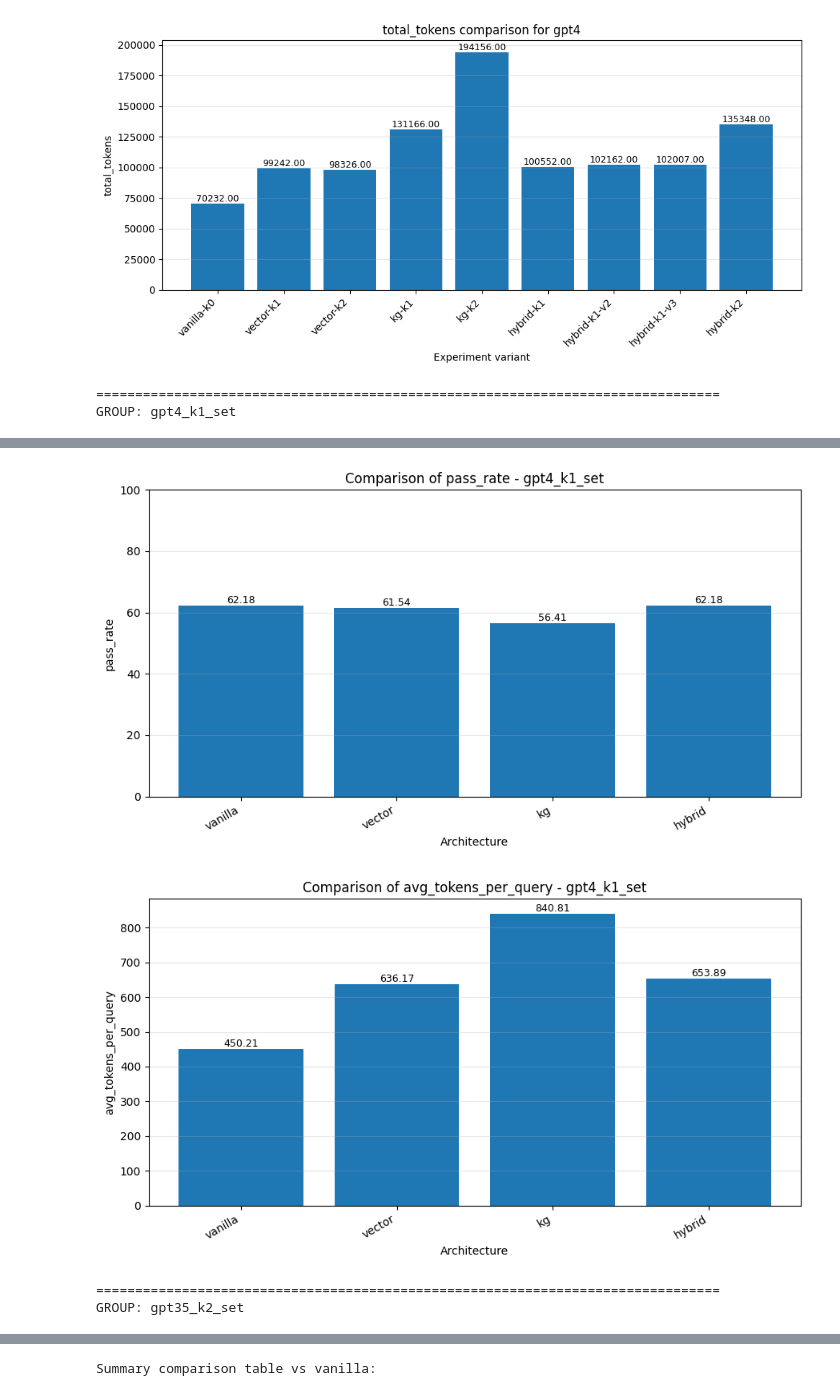
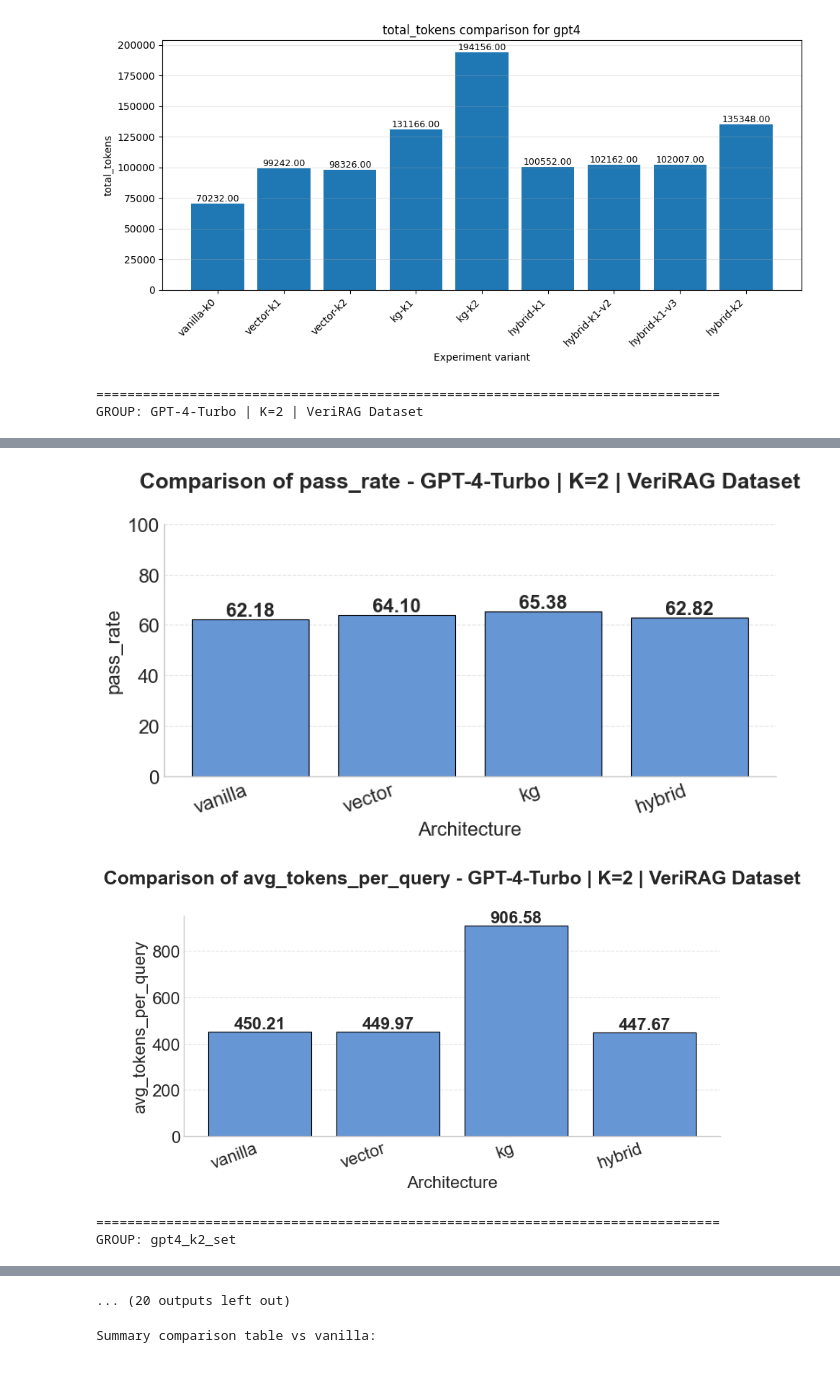
Before and after one commit to ma-carrillo/rag-for-verilog-gen, a Jupyter notebook: res_analysis.ipynb, the cells around one changed output, grey strips where cells are left out. Saved outputs shown, nothing was run; the diff lists cells and outputs as text; code cells hidden in the pictures.

```diff
--- a/res_analysis.ipynb
+++ b/res_analysis.ipynb
@@ -224,11 +224,39 @@ root = Path("verilog-eval-wsl")
 # =========================================================
 
 selected_folder_groups = {
+    "GPT-4-Turbo | K=2 | VeriRAG Dataset": {
+        "vanilla": root / "build" / "openrouter-gpt4-full-vanilla-k0",
+        "vector":  root / "build" / "openrouter-gpt4-full-vector-k2-d2",
+        "kg":      root / "build" / "openrouter-gpt4-full-kg-k2-d2-run2",
+        "hybrid":  root / "build" / "openrouter-gpt4-full-hybrid-k2-d2",
+    },
+
+    "gpt4_k2_set": {
+        "vanilla": root / "build" / "openrouter-gpt4-full-vanilla-k0",
+        "vector":  root / "build" / "openrouter-gpt4-full-vector-k2",
+        "kg":      root / "build" / "openrouter-gpt4-full-kg-k2",
+        "hybrid":  root / "build" / "openrouter-gpt4-full-hybrid-k2",
+    },
+
     "gpt4_k1_set": {
         "vanilla": root / "build" / "openrouter-gpt4-full-vanilla-k0",
         "vector":  root / "build" / "openrouter-gpt4-full-vector-k1",
         "kg":      root / "build" / "openrouter-gpt4-full-kg-k1",
         "hybrid":  root / "build" / "openrouter-gpt4-full-hybrid-k1-v3",
+    },
+
+    "gpt4_k2_set_d2": {
+        "vanilla": root / "build" / "openrouter-gpt4-full-vanilla-k0",
+        "vector":  root / "build" / "openrouter-gpt4-full-vector-k2-d2",
+        "kg":      root / "build" / "openrouter-gpt4-full-kg-k2-d2",
+        "hybrid":  root / "build" / "openrouter-gpt4-full-hybrid-k2-d2",
+    },
+
+        "gpt4_k2_set_d2_run2": {
+        "vanilla": root / "build" / "openrouter-gpt4-full-vanilla-run2",
+        "vector":  root / "build" / "openrouter-gpt4-full-vector-k2-run2",
+        "kg":      root / "build" / "openrouter-gpt4-full-kg-k2-d2-run2",
+        "hybrid":  root / "build" / "openrouter-gpt4-full-hybrid-k2-d2-run2",
     },
 
     "gpt35_k2_set": {
@@ -238,11 +266,18 @@ selected_folder_groups = {
         "hybrid":  root / "build" / "openrouter-gpt35-full-hybrid-k2",
     },
 
-        "gpt35_k1_set": {
+    "gpt35_k1_set": {
         "vanilla": root / "build" / "openrouter-gpt35-full-vanilla-k0",
         "vector":  root / "build" / "openrouter-gpt35-full-vector-k1-v2",
         "kg":      root / "build" / "openrouter-gpt35-full-kg-k2",
         "hybrid":  root / "build" / "openrouter-gpt35-full-hybrid-k1-v2",
+    },
+    "gpt35_k0_set": {
+        "vanilla_run1": root / "build" / "openrouter-gpt35-full-vanilla-k0",
+        "vanilla_run2":  root / "build" / "openrouter-gpt35-full-vanilla",
+        "vanilla_run3":  root / "build" / "openrouter-gpt35-full-vanilla-run1",
+        "vanilla_run4":  root / "build" / "openrouter-gpt35-full-vanilla-run2",
+        "vanilla_run5":  root / "build" / "openrouter-gpt35-full-vanilla-run3",
     },
 }
 
@@ -310,19 +345,36 @@ def read_experiment_group(group_name, folder_dict):
 # =========================================================
 
 def bar_plot_with_labels(x, y, title, ylabel, ylim=None):
-    plt.figure(figsize=(9, 5))
-    bars = plt.bar(x, y)
+    plt.figure(figsize=(8, 4.5))
 
-    plt.title(title)
-    plt.xlabel("Architecture")
-    plt.ylabel(ylabel)
+    # Use a clean style
+    plt.style.use("seaborn-v0_8-whitegrid")
 
+    bars = plt.bar(x, y, color="#6696D4", edgecolor="black", linewidth=0.8)
+
+    # Titles and labels (larger + clearer)
+    plt.title(title, fontsize=18, fontweight="bold", pad=30)
+    plt.xlabel("Architecture", fontsize=16)
+    plt.ylabel(ylabel, fontsize=16)
+
+    # Axis ticks
+    plt.xticks(rotation=20, ha="right", fontsize=16)
+    plt.yticks(fontsize=16)
+
+    # Limits
     if ylim is not None:
         plt.ylim(ylim)
 
-    plt.grid(axis="y", alpha=0.3)
-    plt.xticks(rotation=30, ha="right")
+    # Cleaner grid
+    plt.grid(axis="y", linestyle="--", alpha=0.5)
+    plt.grid(axis="x", visible=False)
 
+    # Remove top/right spines (clean look)
+    ax = plt.gca()
+    ax.spines["top"].set_visible(False)
+    ax.spines["right"].set_visible(False)
+
+    # Value labels (bigger + bold)
     for bar, val in zip(bars, y):
         if pd.notna(val):
             plt.text(
@@ -331,7 +383,8 @@ def bar_plot_with_labels(x, y, title, ylabel, ylim=None):
                 f"{val:.2f}",
                 ha="center",
                 va="bottom",
-                fontsize=9
+                fontsize=16,
+                fontweight="bold"
             )
 
     plt.tight_layout()
@@ -376,6 +429,6 @@ for group_name, folder_dict in selected_folder_groups.items():
     )
 # %% [output]
 ================================================================================
-GROUP: gpt4_k1_set
+GROUP: GPT-4-Turbo | K=2 | VeriRAG Dataset
 |  | summary_file | pass_rate | avg_gini_simpson_idx | total_prompt_tokens | total_resp_tokens | total_tokens | ... |
 | 0 | verilog-eval-wsl\build\openrouter... | 62.18 | 0.0 | 42750.0 | 27482.0 | 70232.0 | ... |
@@ -385,5 +438,5 @@ GROUP: gpt4_k1_set
-[figure, old version]
+[figure, new version]
-[figure, old version]
+[figure, new version]
 ================================================================================
-GROUP: gpt35_k2_set
+GROUP: gpt4_k2_set
 |  | summary_file | pass_rate | avg_gini_simpson_idx | total_prompt_tokens | total_resp_tokens | total_tokens | ... |
@@ -405,3 +458,4 @@ GROUP: gpt35_k1_set
+... (20 outputs left out)
 # %%
 import re
 from pathlib import Path
```
Also changed, not shown: parts of 4 cells of this notebook, 20 other files.
